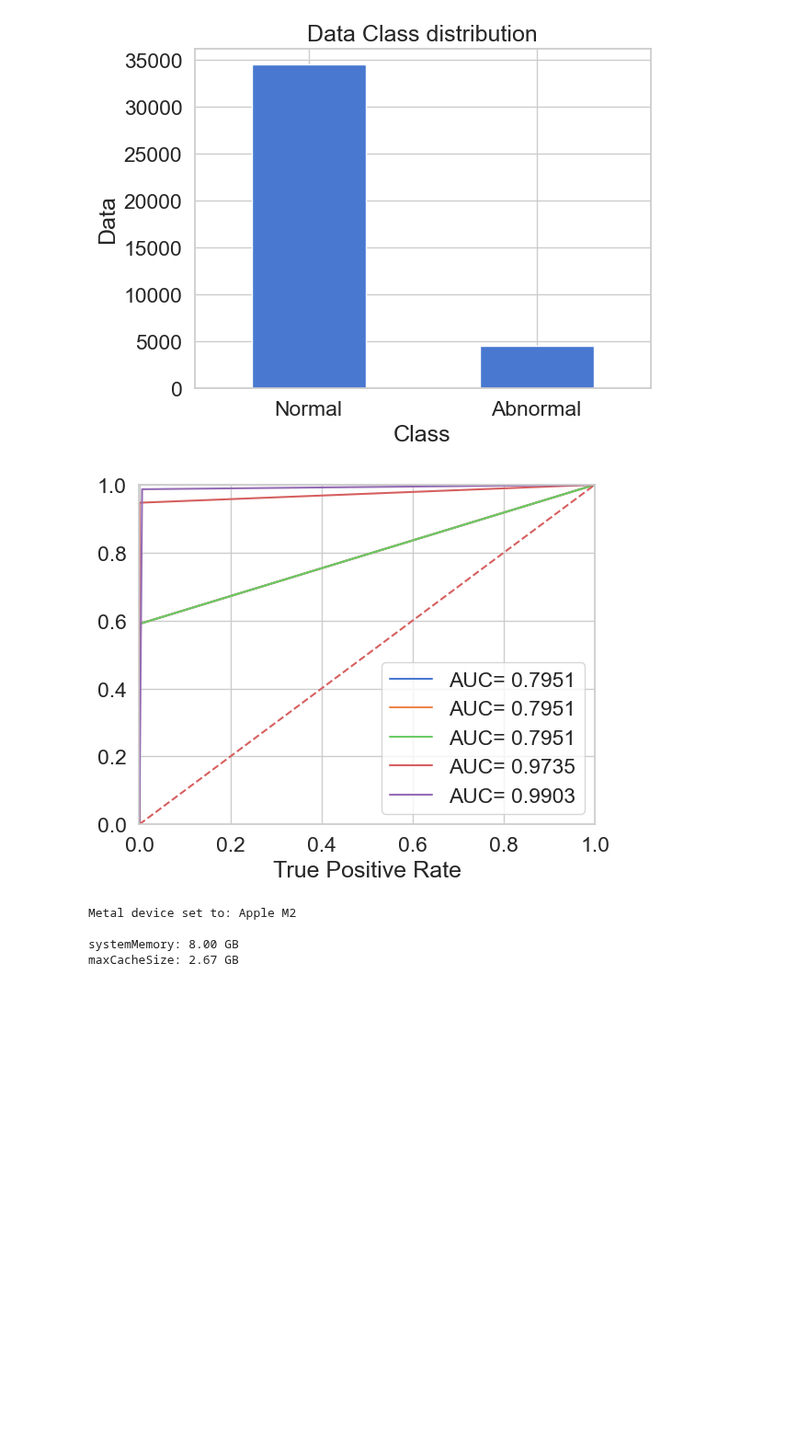
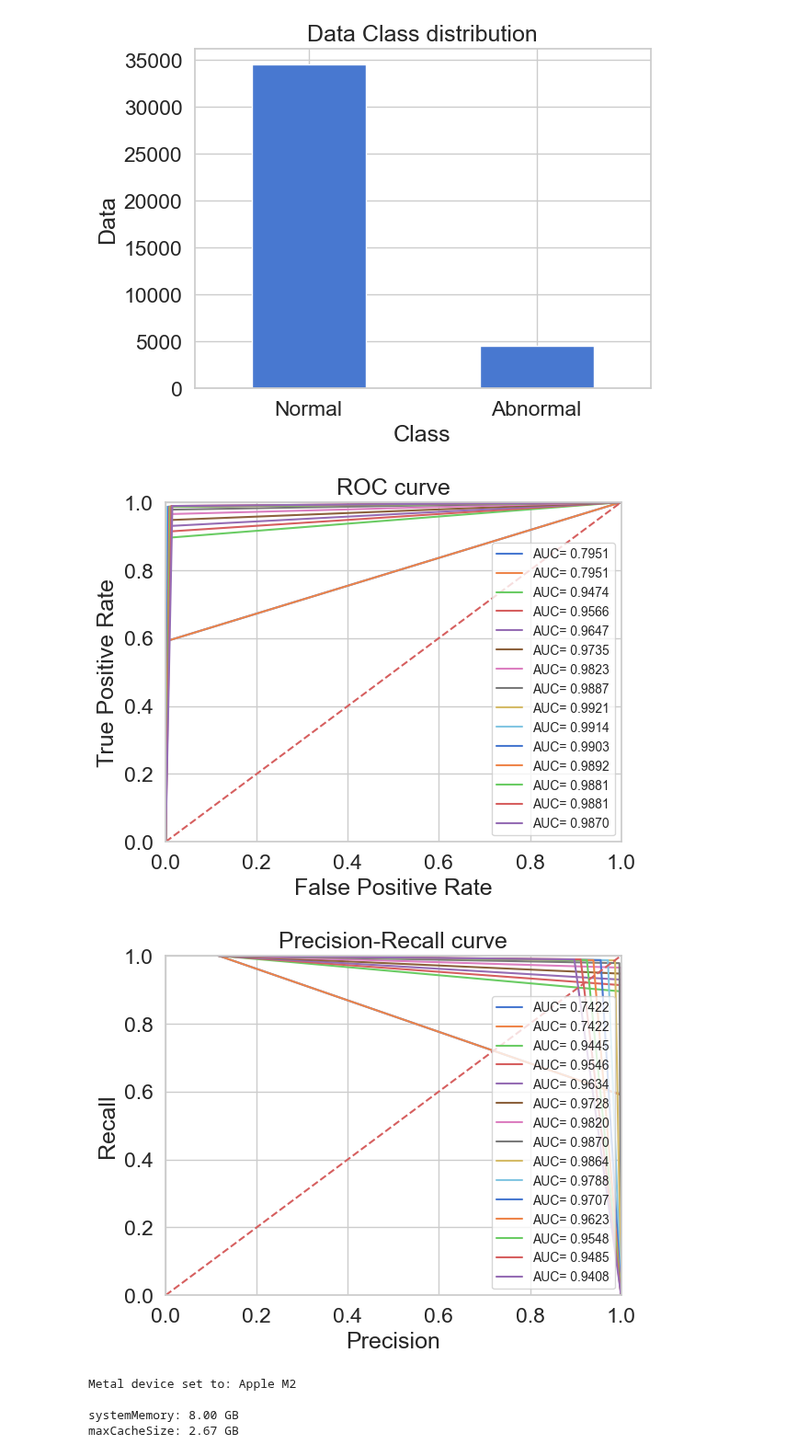
Before and after one commit to 98uranus/Autoencoder, a Jupyter notebook: Performance_graph.ipynb, the cells around one changed output. Shown at 92% size. Saved outputs shown, nothing was run; the diff lists cells and outputs as text; code cells hidden in the pictures; blank space fills up the shorter version.

```diff
--- a/Performance_graph.ipynb
+++ b/Performance_graph.ipynb
@@ -131,17 +183,20 @@ def plot_models(df, Model_Name, rate):
 # %%
 Model_Name = ["DAGMM1"]
 AE_models = ['DAGMM']
-AE_Name = ["DAGMM_AE"]
+AE_Name = ["DAGMM_AE1"]
 GMM_models = ['DAGMM_GMM.pkl']
-GMM_Name = ['DAGMM_GMM']
+GMM_Name = ['DAGMM_GMM1']
 # rate = 11.6
-rate = list(range(8,13,1))
+rate = list(np.arange(10,13,0.2))
 
 df = load_models(Model_Name, AE_models, AE_Name, GMM_models, GMM_Name, rate)
-# print(dic['DAGMM1'][0])
-plot_models(df, Model_Name, rate)
+# print(df["DAGMM1"])
+ROC_Curve(df, Model_Name, rate)
+Precision_Recall_Curve(df, Model_Name, rate)
+# Confusion_Matrix(df, Model_Name, rate)
 # %% [output]
-[figure, old version]
+[figure, new version]
+[figure, added]
 # %%
 DAGMM = load_model('DAGMM')
 gmm = joblib.load('DAGMM_GMM.pkl')
```
Also changed, not shown: parts of 1 cell of this notebook, 2 other files.
